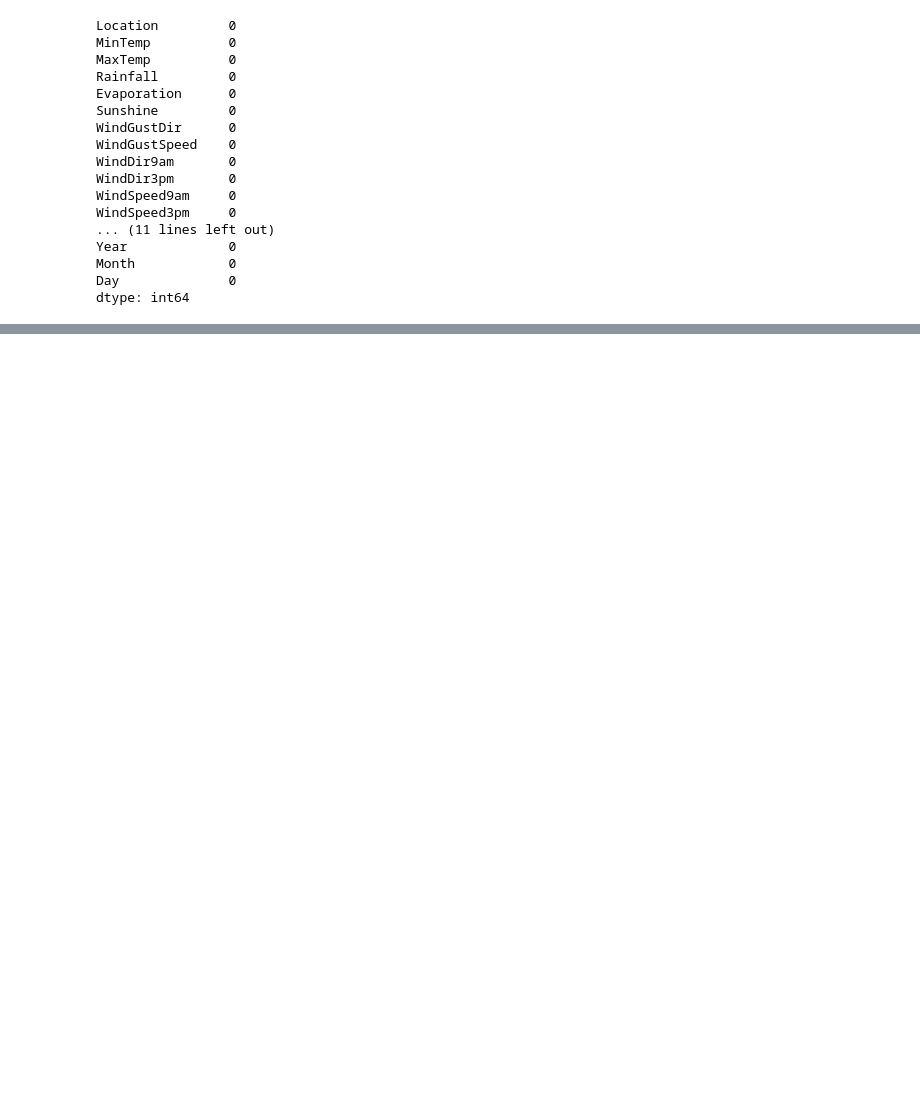
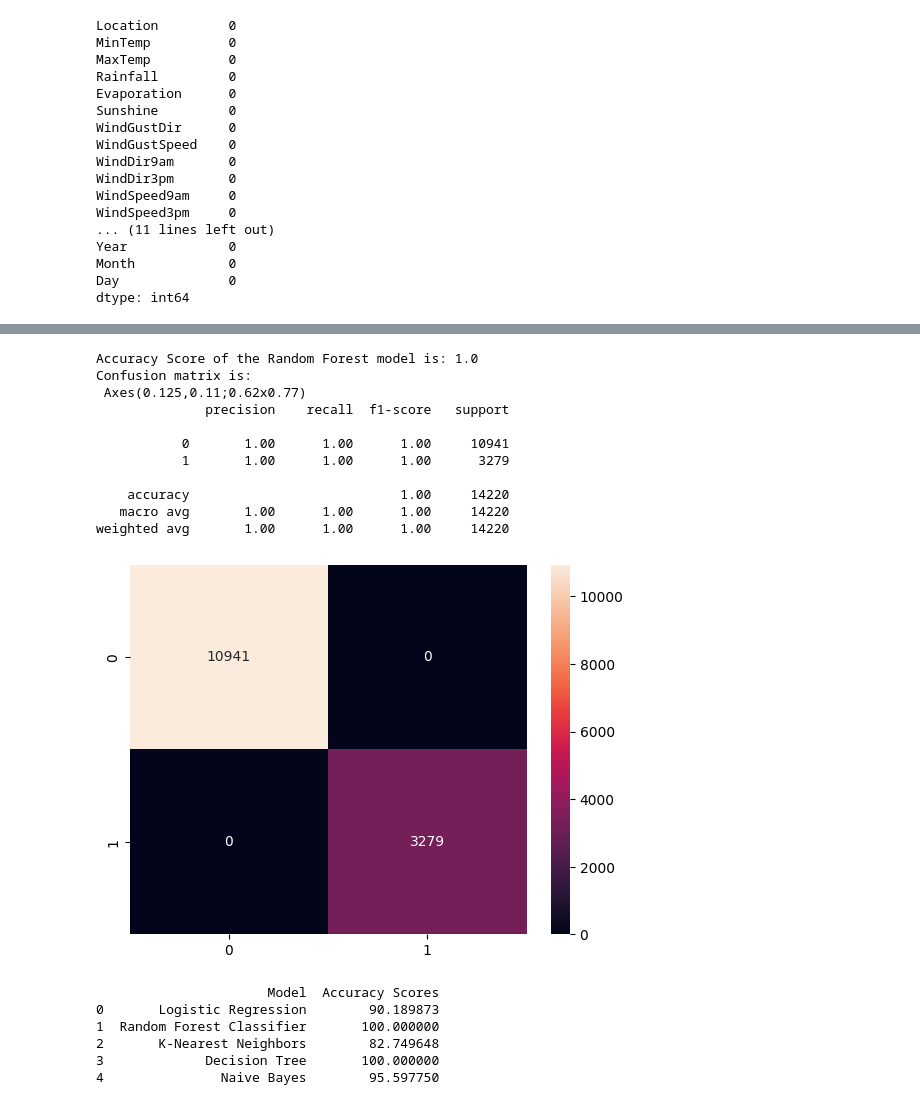
Before and after one commit to Shrey-12/MachineLearning, a Jupyter notebook: Rainfall.ipynb, the cells around one changed output, grey strips where cells are left out. Drawn from its saved outputs; the diff is of its cells as text; code cells hidden in the pictures; blank space fills up the shorter version.

```diff
--- a/Rainfall.ipynb
+++ b/Rainfall.ipynb
@@ -277,0 +299,51 @@ weighted avg       0.96      0.95      0.95      8444
+# %%
+from sklearn.ensemble import RandomForestClassifier
+rf_model = RandomForestClassifier()
+rf_model.fit(X_train, y_train)
+y_pred_rf = rf_model.predict(X_test)
+print(f'Accuracy Score of the Random Forest model is: {accuracy_score(y_test, y_pred_rf)}')
+print(f"Confusion matrix is: \n {sns.heatmap(confusion_matrix(y_test, y_pred_rf), annot=True, fmt='d')}")
+print(classification_report(y_test, y_pred_rf))
+# %% [output]
+Accuracy Score of the Random Forest model is: 1.0
+Confusion matrix is:
+ Axes(0.125,0.11;0.62x0.77)
+              precision    recall  f1-score   support
+
+           0       1.00      1.00      1.00     10941
+           1       1.00      1.00      1.00      3279
+
+    accuracy                           1.00     14220
+   macro avg       1.00      1.00      1.00     14220
+weighted avg       1.00      1.00      1.00     14220
+[figure, added]
+# %%
+models = [
+    ('Logistic Regression', lr_model),
+    ('Random Forest Classifier', rf_model),
+    ('K-Nearest Neighbors', knn_model),
+    ('Decision Tree', dt_model),
+    ('Naive Bayes', nb_model),
+]
+
+model_names = []
+accuracy_scores = []
+
+for model_name, model in models:
+    y_pred = model.predict(X_test)
+
+
+    accuracy = accuracy_score(y_test, y_pred)*100
+    model_names.append(model_name)
+    accuracy_scores.append(accuracy)
+
+data = {'Model': model_names, 'Accuracy Scores': accuracy_scores}
+result_df = pd.DataFrame(data)
+print(result_df)
+# %% [output]
+                      Model  Accuracy Scores
+0       Logistic Regression        90.189873
+1  Random Forest Classifier       100.000000
+2       K-Nearest Neighbors        82.749648
+3             Decision Tree       100.000000
+4               Naive Bayes        95.597750
```
Also changed, not shown: parts of 18 cells of this notebook.
